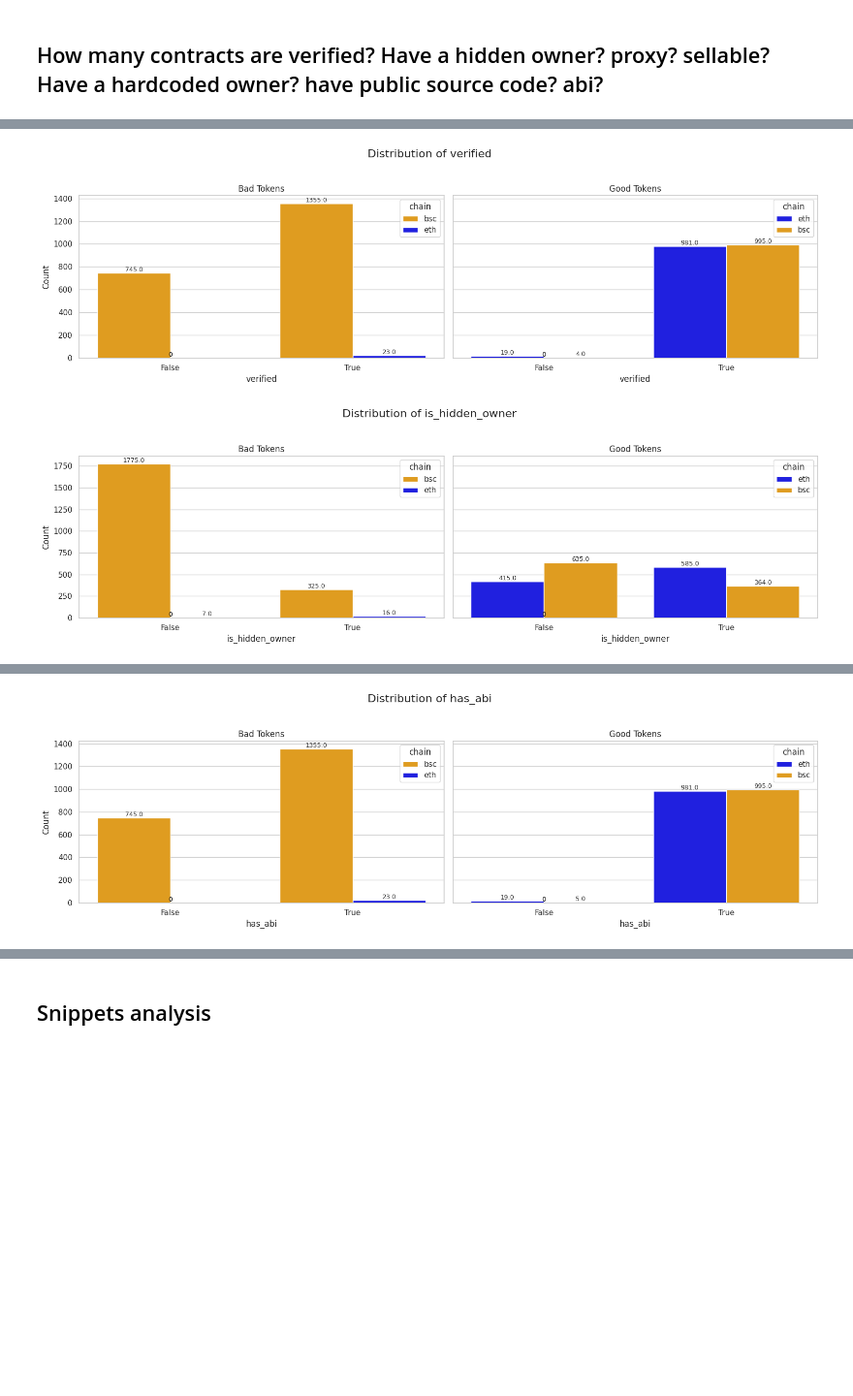
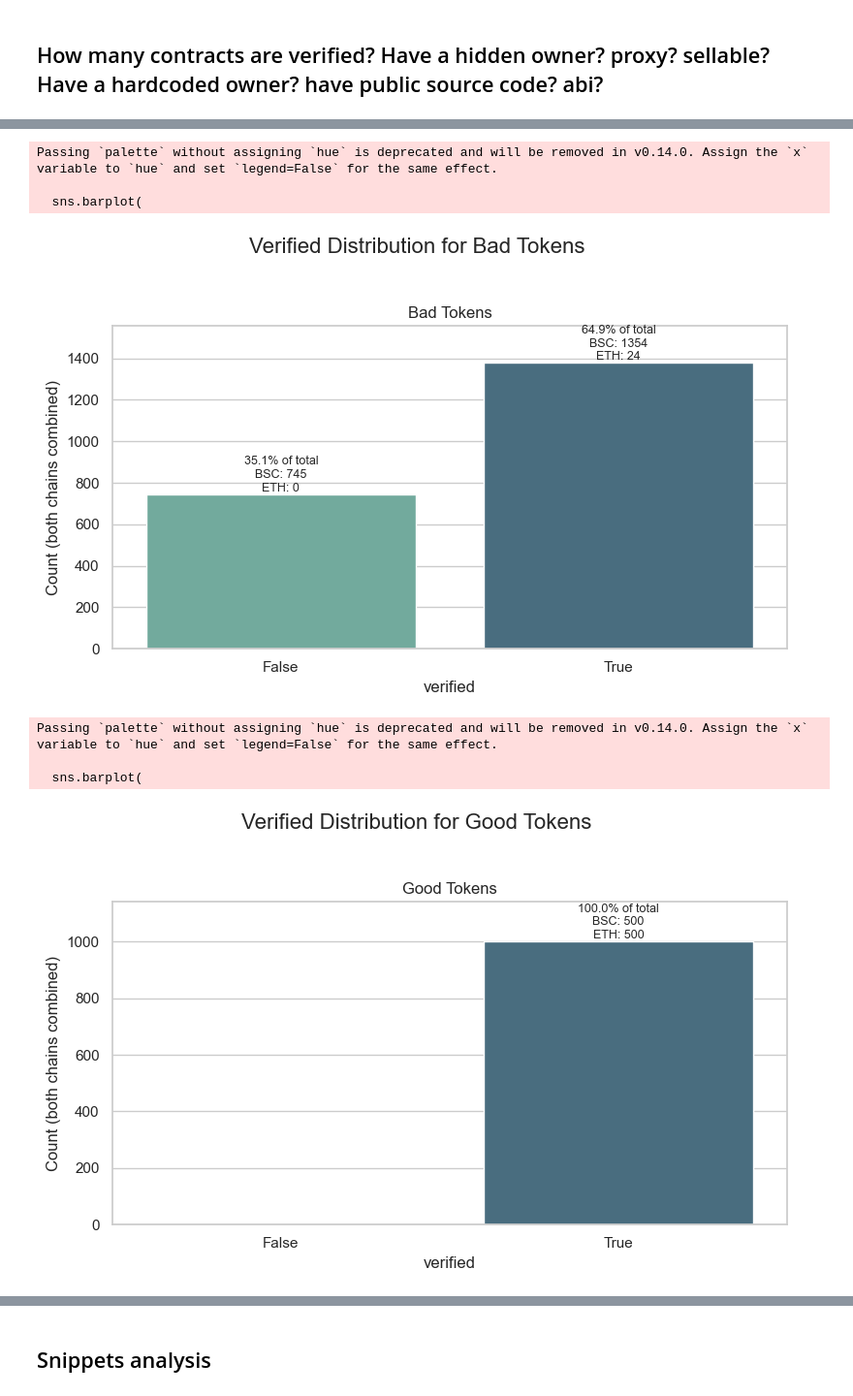
Before and after one commit to all-1807355/token-analyzer, a Jupyter notebook: data_analysis/contract_analysis.ipynb, the cells around one changed output, grey strips where cells are left out. Shown at 97% size. Cells and saved outputs as stored; diff of their text form; code cells hidden in the pictures; blank space fills up the shorter version.

```diff
--- a/data_analysis/contract_analysis.ipynb
+++ b/data_analysis/contract_analysis.ipynb
@@ -48,55 +102,81 @@ def to_bool(val):
     val_str = str(val).strip().lower()
     if val_str == 'true':
         return True
     elif val_str == 'false':
         return False
     else:
         return np.nan
 
 # Normalize boolean columns
 for df in [df_contract_bad, df_contract_good]:
     for col in bool_cols:
         df[col] = df[col].apply(to_bool)
 
 # Combine data
 df_all = pd.concat([df_contract_bad, df_contract_good], ignore_index=True)
 
-# Optional: Fill missing values in boolean columns with False (or leave as NaN)
-# df_all[bool_cols] = df_all[bool_cols].fillna(False)
-
 # Ensure 'chain' column is lowercase
 df_all['chain'] = df_all['chain'].str.lower()
 
-# Define color palette manually
-custom_palette = {'eth': 'blue', 'bsc': 'orange'}
+x_order = [False, True]
 
-# Plot each boolean column
+# Loop over boolean columns
 for col in bool_cols:
-    fig, axes = plt.subplots(1, 2, figsize=(16, 5), sharey=True)
-    fig.suptitle(f'Distribution of {col}', fontsize=16)
+    for quality in ['bad', 'good']:
+        fig, ax = plt.subplots(1, 1, figsize=(8, 5))
+        fig.suptitle(f'{col.capitalize()} Distribution for {quality.capitalize()} Tokens', fontsize=16)
 
-    for ax, quality in zip(axes, ['bad', 'good']):
         subset = df_all[df_all['quality'] == quality]
+        total_tokens = len(subset)
 
-        sns.countplot(
-            data=subset, x=col, hue='chain', ax=ax,
-            palette=custom_palette, order=[False, True]
+        # Group by boolean value and chain
+        counts = subset.groupby([col, 'chain']).size().unstack(fill_value=0)
+        total_counts = counts.sum(axis=1)
+        percentages = total_counts / total_tokens * 100
+
+        sns.barplot(
+            x=[str(x) for x in x_order],
+            y=[total_counts.get(val, 0) for val in x_order],
+            order=[str(x) for x in x_order],
+            ax=ax,
+            palette=['#69b3a2', '#407088']
         )
 
         ax.set_title(f'{quality.capitalize()} Tokens')
-        ax.set_xlabel(col)
-        ax.set_ylabel('Count')
+        ax.set_xlabel(str(col))
+        ax.set_ylabel('Count (both chains combined)')
 
-        # Add annotations
-        for p in ax.patches:
-            height = p.get_height()
-            ax.annotate(f'{height}',
-                        (p.get_x() + p.get_width() / 2., height),
-                        ha='center', va='bottom',
-                        fontsize=9)
+        # Adjust y-axis
+        y_max = max(total_counts.values) if not total_counts.empty else 1
+        buffer = 0.1 * y_max + 40
+        ax.set_ylim(0, y_max + buffer)
 
-    plt.tight_layout(rect=[0, 0, 1, 0.95])
-    plt.show()
+        for i, bool_val in enumerate(x_order):
+            total_count = total_counts.get(bool_val, 0)
+            pct = percentages.get(bool_val, 0)
+
+            if total_count == 0:
+                continue
+
+            bsc_count = counts.loc[bool_val]['bsc'] if 'bsc' in counts.columns and bool_val in counts.index else 0
+            eth_count = counts.loc[bool_val]['eth'] if 'eth' in counts.columns and bool_val in counts.index else 0
+
+            x = i
+            y = total_count
+
+            annotation_text = (f"{pct:.1f}% of total\n"
+                               f"BSC: {bsc_count}\n"
+                               f"ETH: {eth_count}")
+            ax.annotate(annotation_text, (x, y), ha='center', va='bottom', fontsize=9)
+
+        plt.tight_layout(rect=[0, 0, 1, 0.95])
+        plt.show()
 # %% [output]
+Passing `palette` without assigning `hue` is deprecated and will be removed in v0.14.0. Assign the `x` variable to `hue` and set `legend=False` for the same effect.
+
+  sns.barplot(
-[figure, old version]
+[figure, new version]
+Passing `palette` without assigning `hue` is deprecated and will be removed in v0.14.0. Assign the `x` variable to `hue` and set `legend=False` for the same effect.
+
+  sns.barplot(
-[figure, old version]
+[figure, new version]
@@ -107 +198,0 @@ for col in bool_cols:
-[figure, removed]
```
Also changed, not shown: parts of 7 cells of this notebook, 6 other files.
